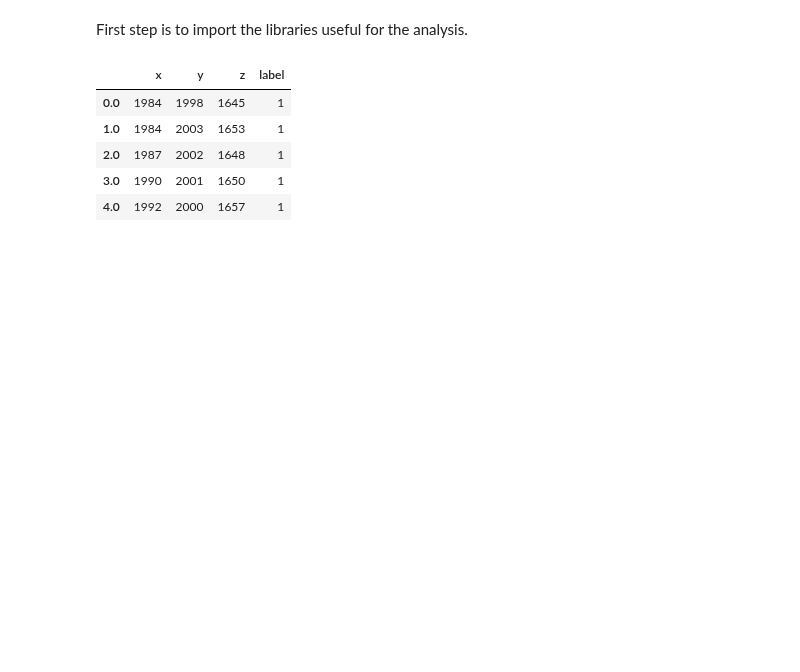
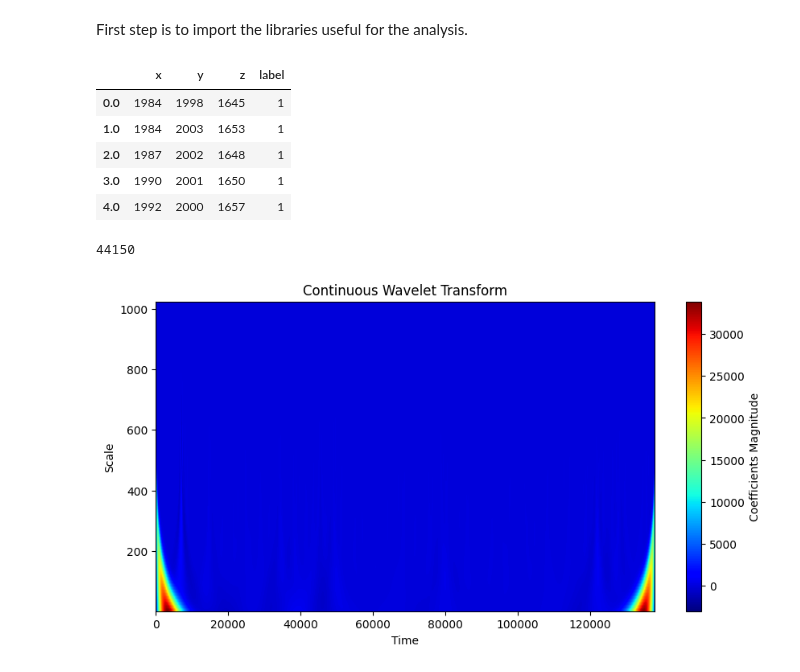
Before and after one commit to JacopoRaffi/ISPR_Assignments, a Jupyter notebook: Assignment1/report.ipynb, the cells around one changed output. Cells and saved outputs as stored; diff of their text form; code cells hidden in the pictures; blank space fills up the shorter version.

Commit message:
Try to plot wavelet plot

```diff
--- a/Assignment1/report.ipynb
+++ b/Assignment1/report.ipynb
@@ -20,3 +26,21 @@ activities.head()
 | 2.0 | 1987 | 2002 | 1648 | 1 |
 | 3.0 | 1990 | 2001 | 1650 | 1 |
 | 4.0 | 1992 | 2000 | 1657 | 1 |
+# %%
+activities[activities.label == 1]['x']
+# %% [output]
+44150
+# %%
+widths = np.geomspace(1, 1024, num=100)
+cwtmatr, freqs = pywt.cwt(activities[activities.label == 1]['x'].to_numpy(), widths, FAMILY)
+# %%
+plt.figure(figsize=(10, 5))
+plt.imshow(cwtmatr, extent=[0, len(activities.index), 1, max(widths)], aspect='auto', cmap='jet')
+
+plt.colorbar(label='Coefficients Magnitude')
+plt.title('Continuous Wavelet Transform')
+plt.xlabel('Time')
+plt.ylabel('Scale')
+plt.show()
+# %% [output]
+[figure, added]
```
Also changed, not shown: parts of 3 cells of this notebook.
